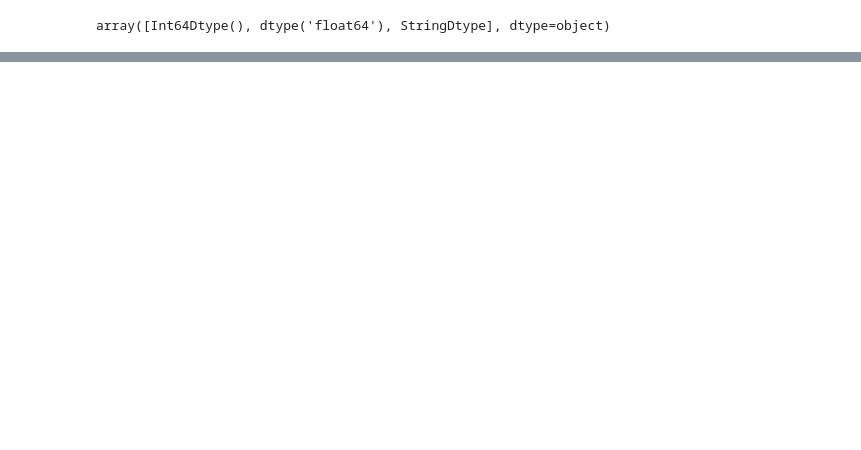
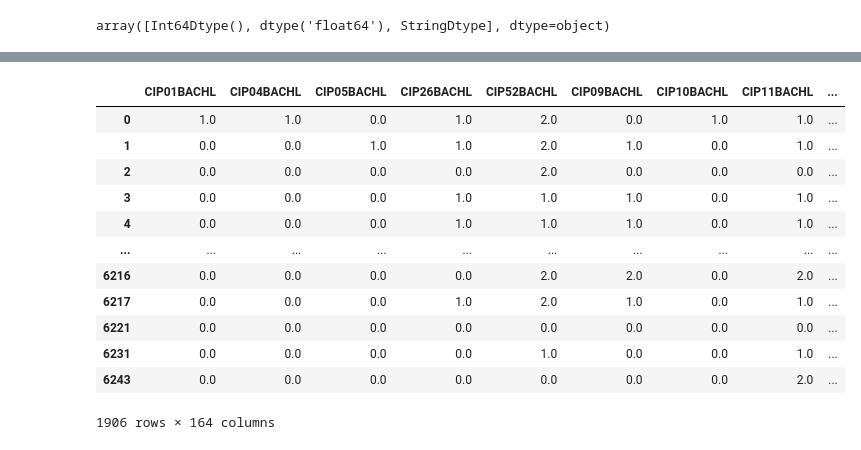
Before and after one commit to theaddies/final_project, a Jupyter notebook: debt_df.ipynb, the cells around one changed output, grey strips where cells are left out. Drawn from its saved outputs; the diff is of its cells as text; code cells hidden in the pictures; blank space fills up the shorter version.

```diff
--- a/debt_df.ipynb
+++ b/debt_df.ipynb
@@ -228,0 +303,16 @@ filtered_4_year_df['DEBT_MDN'] = filtered_4_year_df['DEBT_MDN'].astype('int')
+# %%
+filtered_4_year_df
+# %% [output]
+|  | CIP01BACHL | CIP04BACHL | CIP05BACHL | CIP26BACHL | CIP52BACHL | CIP09BACHL | CIP10BACHL | CIP11BACHL | ... |
+| 0 | 1.0 | 1.0 | 0.0 | 1.0 | 2.0 | 0.0 | 1.0 | 1.0 | ... |
+| 1 | 0.0 | 0.0 | 1.0 | 1.0 | 2.0 | 1.0 | 0.0 | 1.0 | ... |
+| 2 | 0.0 | 0.0 | 0.0 | 0.0 | 2.0 | 0.0 | 0.0 | 0.0 | ... |
+| 3 | 0.0 | 0.0 | 0.0 | 1.0 | 1.0 | 1.0 | 0.0 | 1.0 | ... |
+| 4 | 0.0 | 0.0 | 0.0 | 1.0 | 1.0 | 1.0 | 0.0 | 1.0 | ... |
+| ... | ... | ... | ... | ... | ... | ... | ... | ... | ... |
+| 6216 | 0.0 | 0.0 | 0.0 | 0.0 | 2.0 | 2.0 | 0.0 | 2.0 | ... |
+| 6217 | 0.0 | 0.0 | 0.0 | 1.0 | 2.0 | 1.0 | 0.0 | 1.0 | ... |
+| 6221 | 0.0 | 0.0 | 0.0 | 0.0 | 0.0 | 0.0 | 0.0 | 0.0 | ... |
+| 6231 | 0.0 | 0.0 | 0.0 | 0.0 | 1.0 | 0.0 | 0.0 | 1.0 | ... |
+| 6243 | 0.0 | 0.0 | 0.0 | 0.0 | 0.0 | 0.0 | 0.0 | 2.0 | ... |
+1906 rows × 164 columns
```
Also changed, not shown: parts of 16 cells of this notebook, 17 other files.
